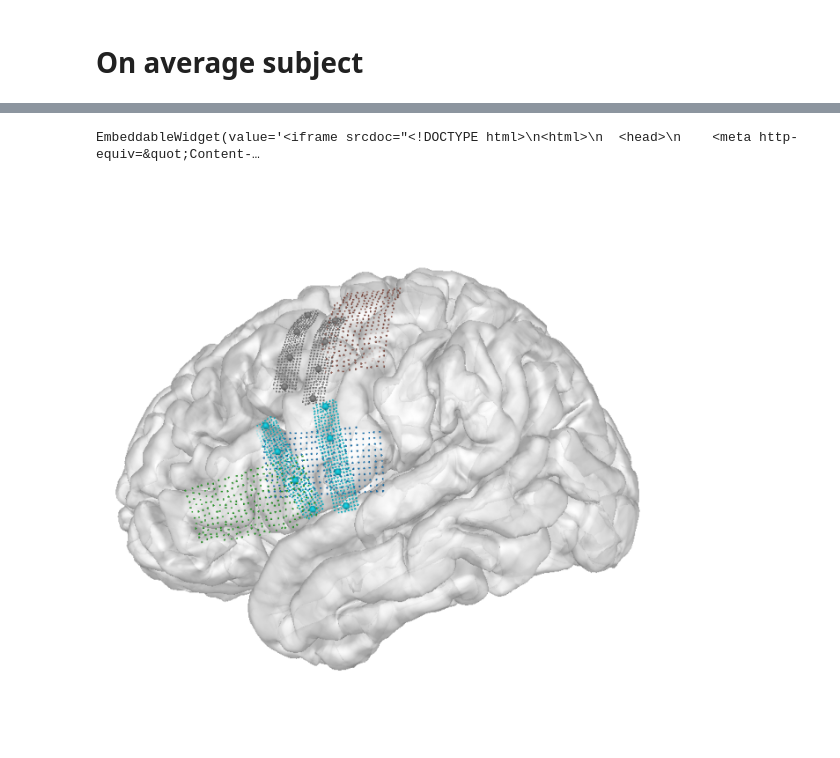
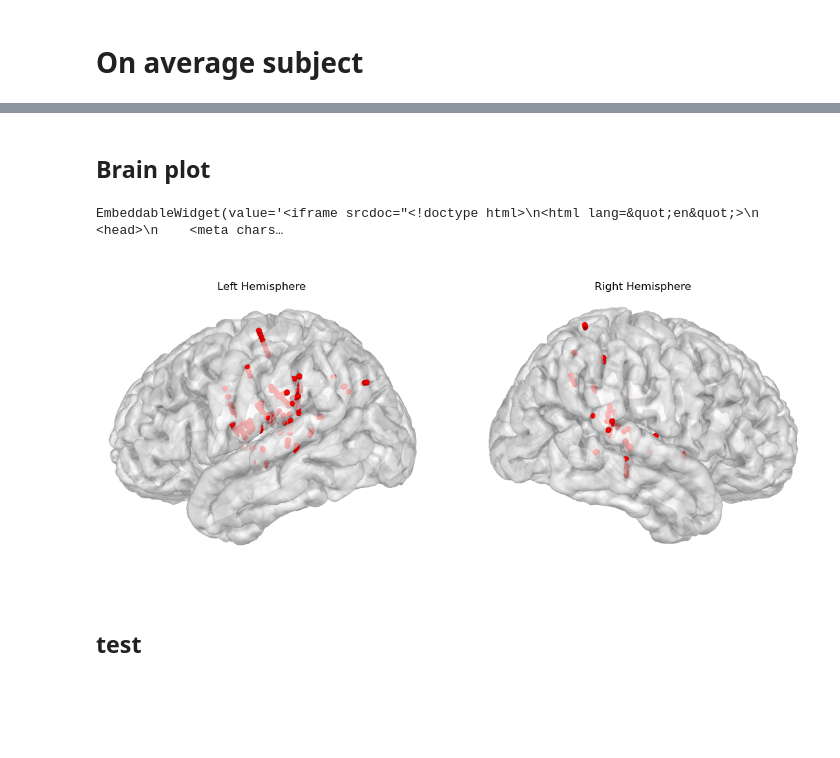
Before and after one commit to coganlab/intraop_bids, a Jupyter notebook: visualization/loc/brainplot.ipynb, the cells around one changed output, grey strips where cells are left out. Saved outputs shown, nothing was run; the diff lists cells and outputs as text; code cells hidden in the pictures; blank space fills up the shorter version.

```diff
--- a/visualization/loc/brainplot.ipynb
+++ b/visualization/loc/brainplot.ipynb
@@ -85,0 +240,11 @@ from mri import plot_subj, plot_subjs_on_avg
+# %%
+auditory_electrodes = get_electrodes_in_roi(
+    labels, auditory_roi
+)
+
+sensorimotor_electrodes = get_electrodes_in_roi(
+    labels, sensorimotor_core_roi
+)
+
+print("Auditory:", auditory_electrodes)
+print("Sensorimotor:", sensorimotor_electrodes)
@@ -118,35 +386,71 @@ from mri import plot_subj, plot_subjs_on_avg
+# %% [markdown]
+## Brain plot
 # %%
+# brain = plot_subjs_on_avg(
+#     ['S41', 'S78', 'S81', 'S83', 'S86'],
+#     # ['S86'],
+#     # method='talairach',
+#     surface='pial',
+#     # avg_subj='fsaverage',
+#     brain_kwargs={
+#         'cortex': [0.900, 0.900, 0.900],
+#         # 'cortex': 'ivory',
+#         'alpha': 0.7,
+#         'background': 'white',
+#         'show': False,
+#     },
+#     elec_kwargs={
+#         # 'color': 'red',
+#         'scale_factor': 0.05, # converts from diam relative to mm to radius relative to cm
+#         'micro_scale_factor': 1.8,
+#         'map_surface': None},
+# )
+
 brain = plot_subjs_on_avg(
-    ['S41', 'S78', 'S81', 'S83', 'S86'],
-    # ['S86'],
-    # method='talairach',
+    ['D0028', 'D0040', 'D0042', 'D0049', 'D0052', 'D0055', 'D0064', 'D0068', 'D0069', 'D0075', 'D0079', 'D0084', 'D0092', 'D0095', 'D0096'],
+    # ['D0095', 'D0096'],
+    subj_dir=Path("~/cworkspace/ECoG_Recon_Full/").expanduser(),
+    bids_root=Path("~/cworkspace/BIDS-1.4_Phoneme_sequencing/BIDS/").expanduser(),
+    method='talairach',
     surface='pial',
+    picks=aud_picks,
+    # picks=smc_picks,
     # avg_subj='fsaverage',
     brain_kwargs={
-        'cortex': [0.900, 0.900, 0.900],
+        'cortex': [(0.9, 0.9, 0.9), (0.7, 0.7, 0.7)],
         # 'cortex': 'ivory',
         'alpha': 0.7,
         'background': 'white',
         'show': False,
     },
     elec_kwargs={
-        # 'color': 'red',
-        'scale_factor': 0.05, # converts from diam relative to mm to radius relative to cm
-        'micro_scale_factor': 1.8,
+        'color': 'red',
+        'scale_factor': 0.3, # converts from diam relative to mm to radius relative to cm
         'map_surface': None},
 )
-brain.show_view('lateral')
+
+brain.show_view('lateral', hemi='lh')
 brain._renderer.plotter.show(jupyter_backend='html')
 # %% [output]
-EmbeddableWidget(value='<iframe srcdoc="<!DOCTYPE html>\n<html>\n  <head>\n    <meta http-equiv=&quot;Content-…
+EmbeddableWidget(value='<iframe srcdoc="<!doctype html>\n<html lang=&quot;en&quot;>\n  <head>\n    <meta chars…
 # %%
-img = brain.screenshot()
+fig, (ax1, ax2) = plt.subplots(1, 2, figsize=(14,8))
 
-fig = plt.figure(figsize=(8,8))
-ax = fig.add_subplot(111)
-ax.imshow(img)
-ax.axis('off')
+brain.show_view('lateral', hemi='lh')
+img_lh = brain.screenshot()
+brain.show_view('lateral', hemi='rh')
+img_rh = brain.screenshot()
+
+ax1.imshow(img_lh)
+ax1.axis('off')
+ax1.set_title('Left Hemisphere', y=0.9)
+
+ax2.imshow(img_rh)
+ax2.axis('off')
+ax2.set_title('Right Hemisphere', y=0.9)
 
 plt.show()
 # %% [output]
-[figure, old version]
+[figure, new version]
+# %% [markdown]
+## test
```
Also changed, not shown: parts of 18 cells of this notebook, 1 other file.
